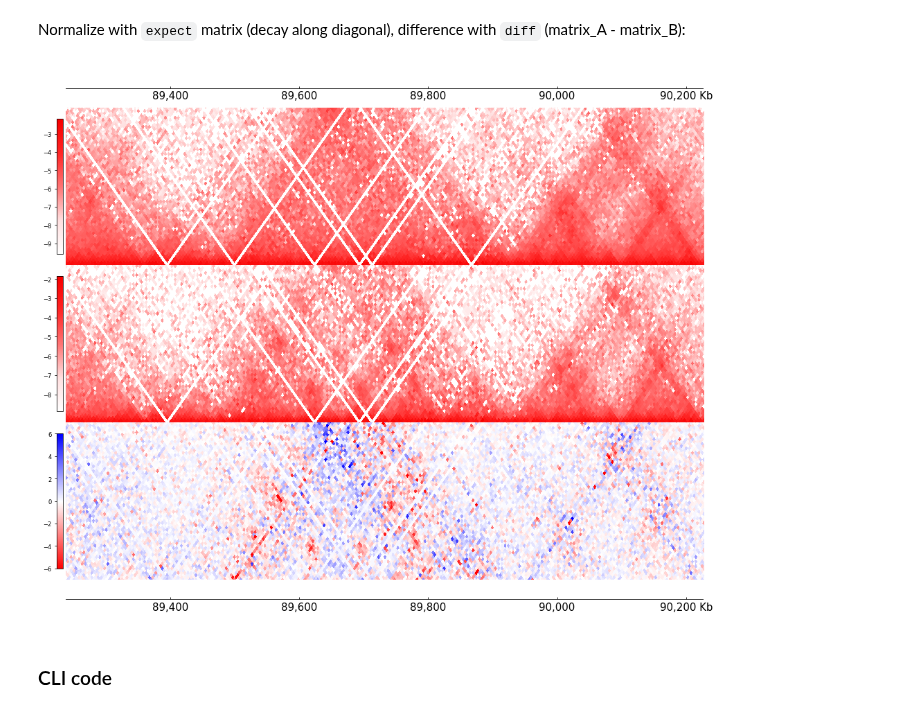
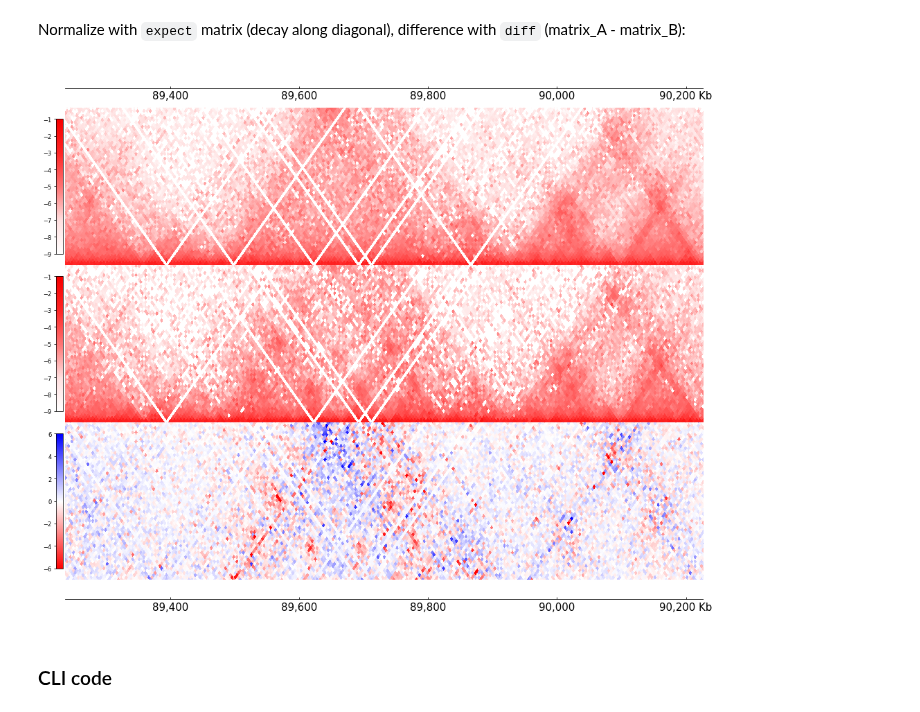
Before and after one commit to GangCaoLab/CoolBox, a Jupyter notebook: docs/_gallery/HiCDiff.ipynb, the cells around one changed output. Cells and saved outputs as stored; diff of their text form; code cells hidden in the pictures.

```diff
--- a/docs/_gallery/HiCDiff.ipynb
+++ b/docs/_gallery/HiCDiff.ipynb
@@ -18,16 +18,20 @@ region = "chr1:89237500-90227500"
 # %% [markdown]
 Normalize with `expect` matrix (decay along diagonal), difference with `diff` (matrix_A - matrix_B):
 # %%
+with MinValue(-9), MaxValue(-1):
+    cool1 = Cool(cl1)
+    cool2 = Cool(cl2)
+
 frame = XAxis() + \
-    Cool(cl1, style="window") + \
-    Cool(cl2) + \
-    HiCDiff(cl1, cl2, normalize='expect', diff_method='diff', cmap="bwr_r") + \
+    cool1 + \
+    cool2 + \
+    HiCDiff(cool1, cool2, normalize='expect', diff_method='diff', cmap="bwr_r") + \
     MinValue(-6) + MaxValue(6)  + \
     XAxis()
 frame *= Feature(depth_ratio=0.35)
 frame.plot(region)
 # %% [output]
-[figure, old version]
+[figure, new version]
 # %% [markdown]
 ### CLI code
 # %%
```
Also changed, not shown: parts of 1 cell of this notebook, 36 other files.
